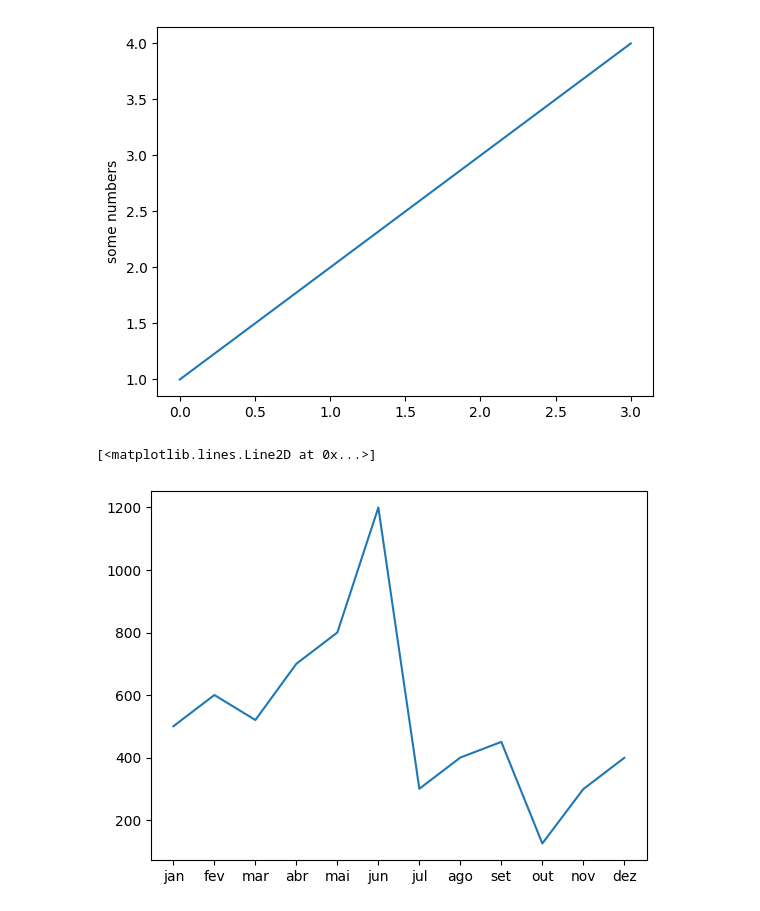
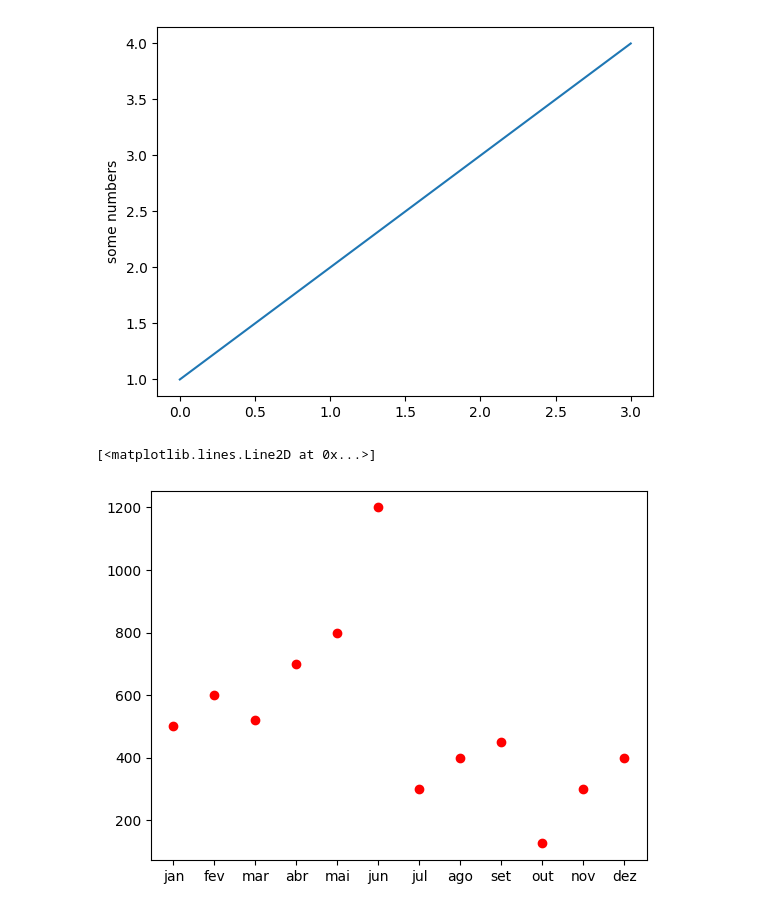
Before and after one commit to franciscojrlopes/Python, a Jupyter notebook: python_work/grafico.ipynb, the cells around one changed output. Cells and saved outputs as stored; diff of their text form; code cells hidden in the pictures.

```diff
--- a/python_work/grafico.ipynb
+++ b/python_work/grafico.ipynb
@@ -31,8 +31,8 @@ plt.show()
 # %%
 vendas = [500, 600, 520, 700, 800, 1200, 300, 400, 450, 125, 299, 399]
 meses = ['jan', 'fev', 'mar', 'abr', 'mai', 'jun', 'jul', 'ago', 'set', 'out', 'nov', 'dez']
 
-plt.plot(meses, vendas)
+plt.plot(meses, vendas, 'ro')
 # %% [output]
 [<matplotlib.lines.Line2D at 0x...>]
-[figure, old version]
+[figure, new version]
```
